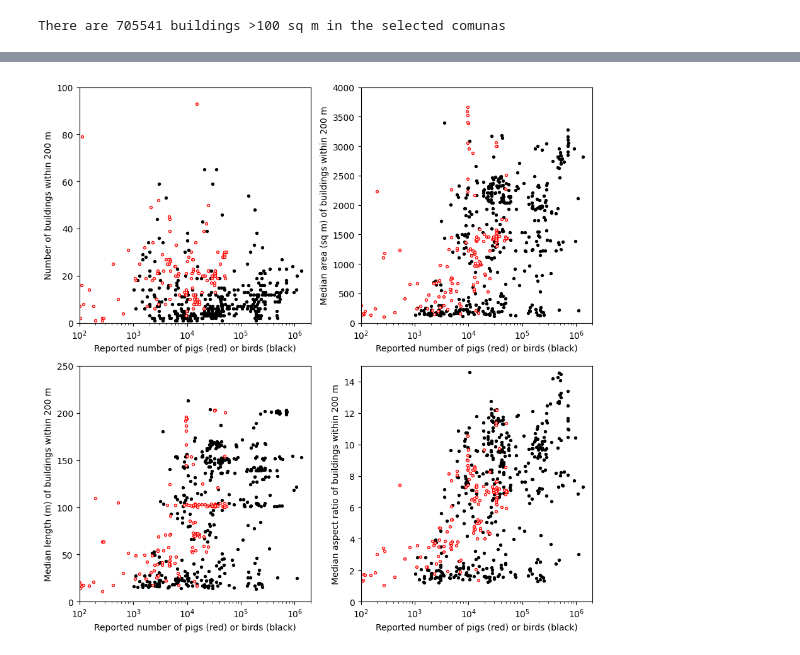
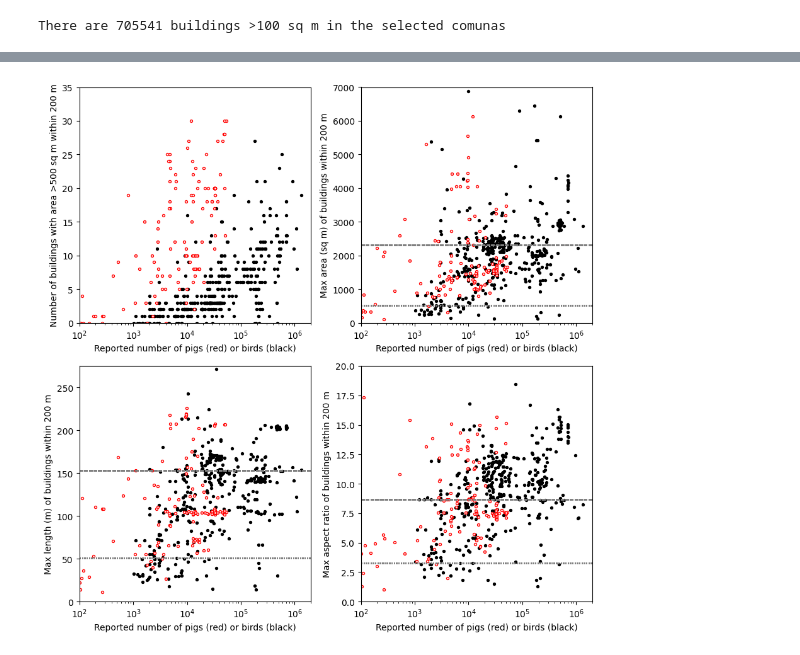
Before and after one commit to rachelemason/CAFO-AI, a Jupyter notebook: processChileData.ipynb, the cells around one changed output, grey strips where cells are left out. Drawn from its saved outputs; the diff is of its cells as text; code cells hidden in the pictures.

Commit message:
Updated processChileData to ingest the Delmarva data and add to plots

```diff
--- a/processChileData.ipynb
+++ b/processChileData.ipynb
@@ -344,9 +342,7 @@ bird_buildings = join_farms_and_buildings(birds, birds_is_at, dist)
 # Calculate the length and aspect ratio of each building
 # (actually, of its minimum rotated rectangle)
 
-def get_dimensions(gdf):
-
-  def calc_length_etc(row):
+def calc_length_etc(row):
 
     x, y = row.exterior.coords.xy
     edge_length = (Point(x[0], y[0]).distance(Point(x[1], y[1])),\
@@ -356,13 +352,21 @@ def get_dimensions(gdf):
     aspect_ratio = length / width
     return pd.Series({'Length':length, 'Aspect Ratio':aspect_ratio})
 
-  temp = gdf['buildings_geom'].minimum_rotated_rectangle()
-  temp = temp.to_crs("EPSG:32719")
+def get_dimensions(gdf, crs):
+
+  temp = gdf['buildings_geom'].minimum_rotated_rectangle().to_crs(crs)
   dimensions = temp.apply(calc_length_etc).reset_index(drop=False)
   new = gdf.copy().reset_index(drop=False).drop(columns=["index_right"])
   new[['Length', 'Aspect Ratio']] = dimensions[['Length', 'Aspect Ratio']]
 
   return new
 
-pig_buildings_2 = get_dimensions(pig_buildings)
-bird_buildings_2 = get_dimensions(bird_buildings)
+pig_buildings_2 = get_dimensions(pig_buildings, crs="EPSG:32719")
+bird_buildings_2 = get_dimensions(bird_buildings, crs="EPSG:32719")
+# %%
+# Read in the DMV data and calculate lengths and aspect ratios
+
+f = "/content/drive/MyDrive/CAFO_data/USA/Delmarva_PL_House_Final/Delmarva_PL_House_Final2.shp"
+dmv = gpd.read_file(f)
+temp = dmv['geometry'].minimum_rotated_rectangle().to_crs('EPSG:32618')
+dmv[['Length', 'Aspect Ratio']] = temp.apply(calc_length_etc)
@@ -369,80 +400,90 @@ bird_buildings_2 = get_dimensions(bird_buildings)
 # %%
-# Make the scatter plots
+# Make the scatter plots showing characteristics of buildings associated with
+# Chilean farms
 
-def building_scatterplots(pig_dfs, bird_dfs, dist):
+def building_scatterplots(pig_df, bird_df, dist):
 
   def axis_stuff(ax):
     ax.set_xlim(1e2, 2e6)
     ax.set_xscale('log')
     ax.set_xlabel(f'Reported number of pigs (red) or birds (black)')
 
-  # Numbers of buildings vs quantity of animals
-  for n, df in enumerate([pig_dfs[0], bird_dfs[0]]):
-    groups = df.groupby(level=0)
+  pig_farms = pig_df.groupby('index')
+  bird_farms = bird_df.groupby('index')
+
+  # Number of buildings vs quantity of animals
+  for n, groups in enumerate([pig_farms, bird_farms]):
     for group in groups:
       n_animals = group[1]['CANTIDAD'].unique()[0]
-      n_buildings = len(group[1])
+      #n_buildings = len(group[1])
+      n_buildings = len(group[1][group[1]['area_in_meters'] > 500])
       if n == 0:
+        # pigs
         ax1.scatter(n_animals, n_buildings, marker='o', s=8, facecolor='w',\
                     edgecolor='r', zorder=2)
       else:
+        # birds
         ax1.scatter(n_animals, n_buildings, marker='o', s=8, color='k')
   axis_stuff(ax1)
-  ax1.set_ylim(0, 100)
-  ax1.set_ylabel(f'Number of buildings within {dist} m')
+  ax1.set_ylim(0, 35)
+  ax1.set_ylabel(f'Number of buildings with area >500 sq m within {dist} m')
 
-  # Median building sizes vs quantity of animals
-  for n, df in enumerate([pig_dfs[0], bird_dfs[0]]):
-    groups = df.groupby(level=0)
+  # Max building size vs quantity of animalsdist
+  for n, groups in enumerate([pig_farms, bird_farms]):
     for group in groups:
       n_animals = group[1]['CANTIDAD'].unique()[0]
-      med_area = group[1]['area_in_meters'].median()
+      med_area = group[1]['area_in_meters'].max()
       if n == 0:
         ax2.scatter(n_animals, med_area, marker='o', s=8, facecolor='w',\
                     edgecolor='r', zorder=2)
       else:
         ax2.scatter(n_animals, med_area, marker='o', s=8, color='k')
+        # indicate the DMV poultry barn min and median areas
+        ax2.axhline(dmv_stats['AreaMeters'][0], ls=":", lw=1, color='gray')
+        ax2.axhline(dmv_stats['AreaMeters'][1], ls="--", lw=1, color='gray')
   axis_stuff(ax2)
-  ax2.set_ylim(0, 4000)
-  ax2.set_ylabel(f'Median area (sq m) of buildings within {dist} m')
+  ax2.set_ylim(0, 7000)
+  ax2.set_ylabel(f'Max area (sq m) of buildings within {dist} m')
 
-  # Building lengths vs quantity of animals
-  for n, df in enumerate([pig_dfs[1], bird_dfs[1]]):
-    groups = df.groupby('index')
+  # Max building length vs quantity of animals
+  for n, groups in enumerate([pig_farms, bird_farms]):
     for group in groups:
       n_animals = group[1]['CANTIDAD'].unique()[0]
-      med_length = group[1]['Length'].median()
+      med_length = group[1]['Length'].max()
       if n == 0:
         ax3.scatter(n_animals, med_length, marker='o', s=8, facecolor='w',\
                     edgecolor='r', zorder=2)
       else:
         ax3.scatter(n_animals, med_length, marker='o', s=8, color='k')
+        # indicate the DMV poultry barn min and median lengths
+        ax3.axhline(dmv_stats['Length'][0], ls=":", lw=1, color='gray')
+        ax3.axhline(dmv_stats['Length'][1], ls="--", lw=1, color='gray')
   axis_stuff(ax3)
-  ax3.set_ylim(0, 250)
-  ax3.set_ylabel(f'Median length (m) of buildings within {dist} m')
+  ax3.set_ylim(0, 275)
+  ax3.set_ylabel(f'Max length (m) of buildings within {dist} m')
 
-  # Building aspect ratios vs quantity of animals
-  for n, df in enumerate([pig_dfs[1], bird_dfs[1]]):
-    groups = df.groupby('index')
+  # Max building aspect ratio vs quantity of animals
+  for n, groups in enumerate([pig_farms, bird_farms]):
     for group in groups:
       n_animals = group[1]['CANTIDAD'].unique()[0]
-      med_aspect = group[1]['Aspect Ratio'].median()
+      med_aspect = group[1]['Aspect Ratio'].max()
       if n == 0:
         ax4.scatter(n_animals, med_aspect, marker='o', s=8, facecolor='w',\
                     edgecolor='r', zorder=2)
       else:
         ax4.scatter(n_animals, med_aspect, marker='o', s=8, color='k')
-        ax4.ax
+        # indicate the DMV poultry barn min and median aspect ratios
+        ax4.axhline(dmv_stats['Aspect Ratio'][0], ls=":", lw=1, color='gray')
+        ax4.axhline(dmv_stats['Aspect Ratio'][1], ls="--", lw=1, color='gray')
   axis_stuff(ax4)
-  ax4.set_ylim(0, 15)
-  ax4.set_ylabel(f'Median aspect ratio of buildings within {dist} m')
+  ax4.set_ylim(0, 20)
+  ax4.set_ylabel(f'Max aspect ratio of buildings within {dist} m')
 
   plt.tight_layout()
   plt.savefig('/content/drive/MyDrive/CAFO_data/Analysis/Chile_farm_buildings.png')
 
 
 _, ((ax1, ax2), (ax3, ax4)) = plt.subplots(2, 2, figsize=(9, 9))
-building_scatterplots([pig_buildings, pig_buildings_2],\
-                      [bird_buildings, bird_buildings_2], dist)
+building_scatterplots(pig_buildings_2, bird_buildings_2, dist)
 # %% [output]
-[figure, old version]
+[figure, new version]
```
Also changed, not shown: parts of 8 cells of this notebook.
